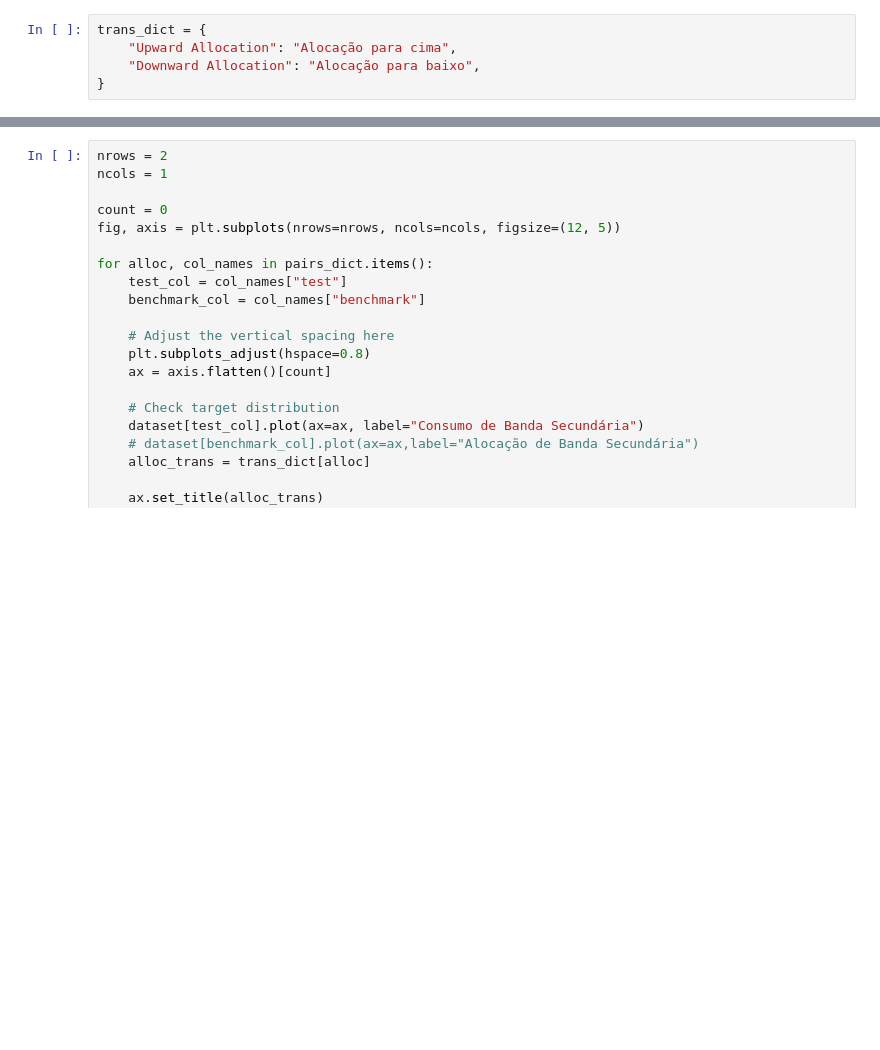
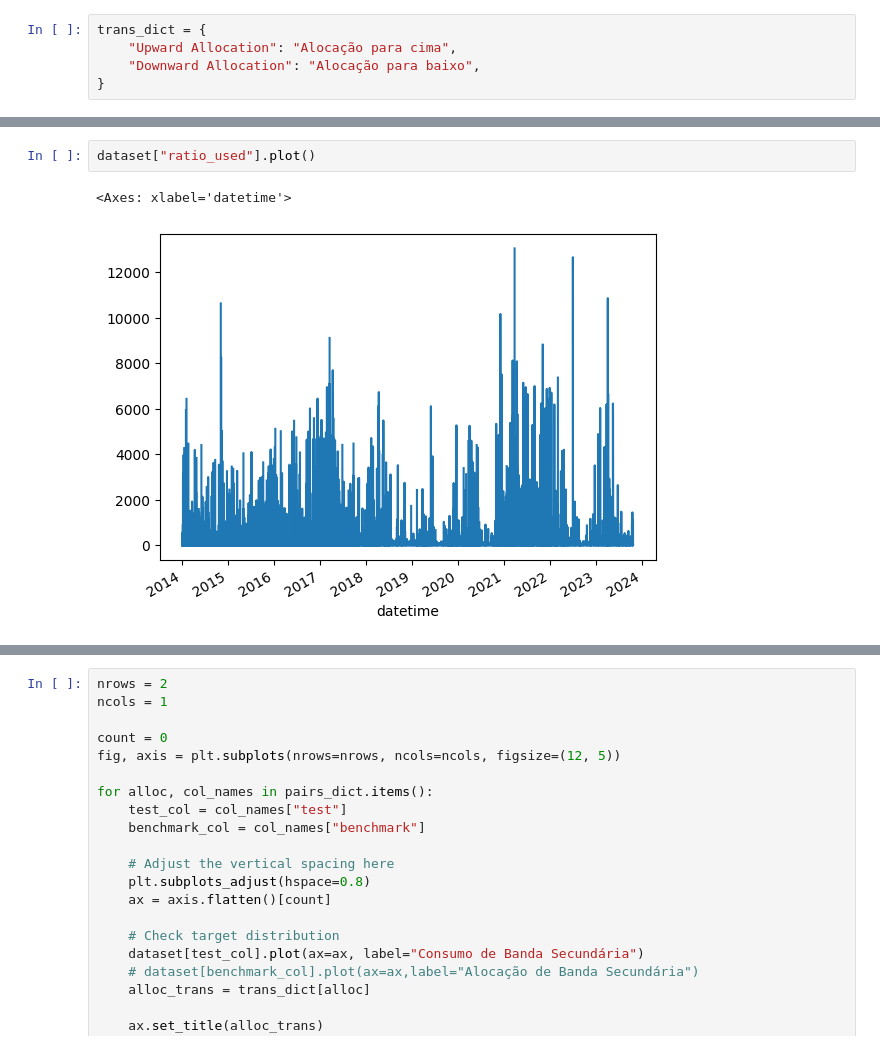
Before and after one commit to JotaFan/renewable-generation-into-reserve-markets, a Jupyter notebook: notebooks/Analise Dados Crus.ipynb, the cells around one changed output, grey strips where cells are left out. Cells and saved outputs as stored; diff of their text form; blank space fills up the shorter version.

```diff
--- a/notebooks/Analise Dados Crus.ipynb
+++ b/notebooks/Analise Dados Crus.ipynb
@@ -51,0 +61,5 @@ trans_dict = {
+# %%
+dataset["ratio_used"].plot()
+# %% [output]
+<Axes: xlabel='datetime'>
+[figure, added]
```
Also changed, not shown: parts of 5 cells of this notebook, 22 other files.
